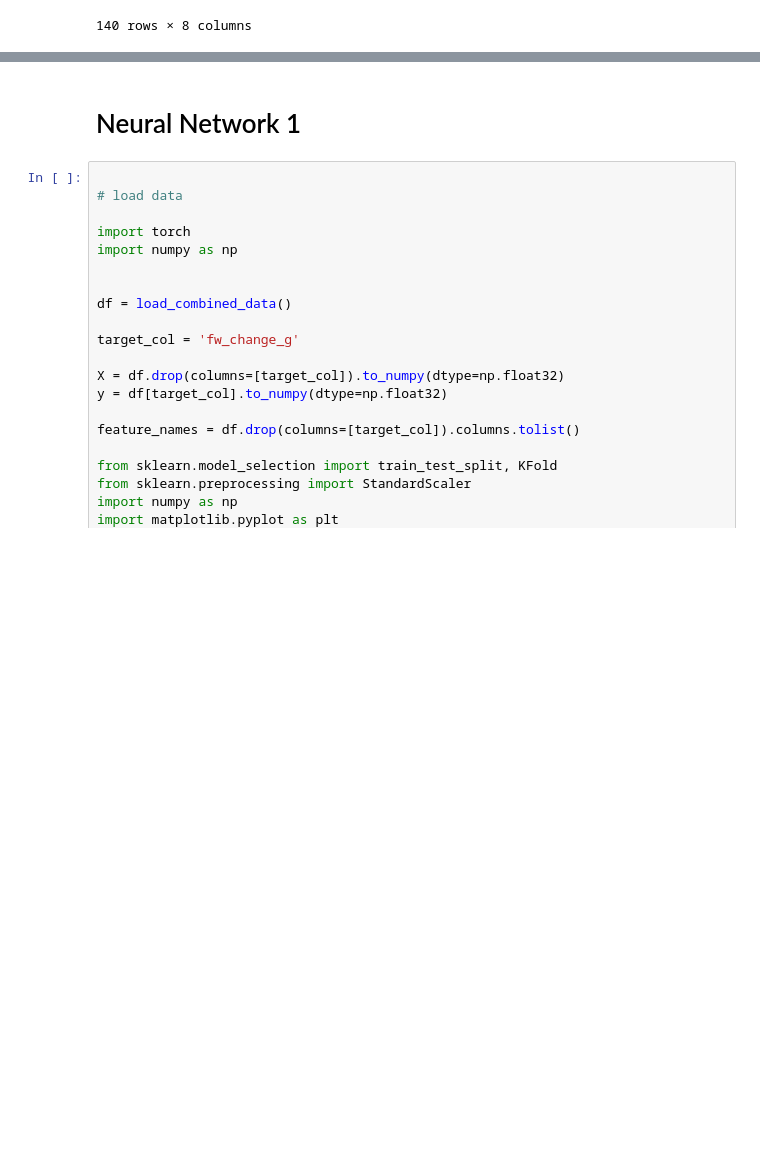
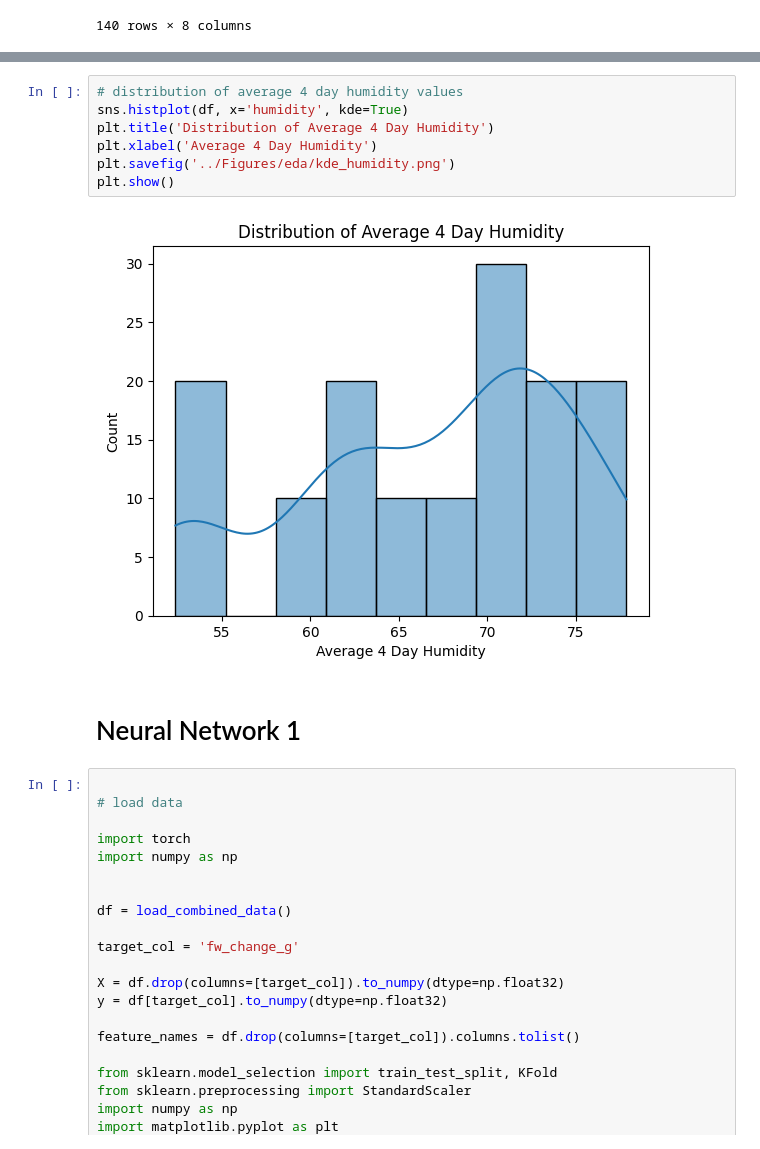
Before and after one commit to GerardoG2/plant-health-status, a Jupyter notebook: Notebooks/NeuralNetwork_tboth.ipynb, the cells around one changed output, grey strips where cells are left out. Cells and saved outputs as stored; diff of their text form; blank space fills up the shorter version.

```diff
--- a/Notebooks/NeuralNetwork_tboth.ipynb
+++ b/Notebooks/NeuralNetwork_tboth.ipynb
@@ -49,3 +120,12 @@ df
+# %%
+# distribution of average 4 day humidity values
+sns.histplot(df, x='humidity', kde=True)
+plt.title('Distribution of Average 4 Day Humidity')
+plt.xlabel('Average 4 Day Humidity')
+plt.savefig('../Figures/eda/kde_humidity.png')
+plt.show()
+# %% [output]
+[figure, added]
 # %% [markdown]
 # Neural Network 1
 # %%
```
Also changed, not shown: parts of 8 cells of this notebook, 3 other files.
